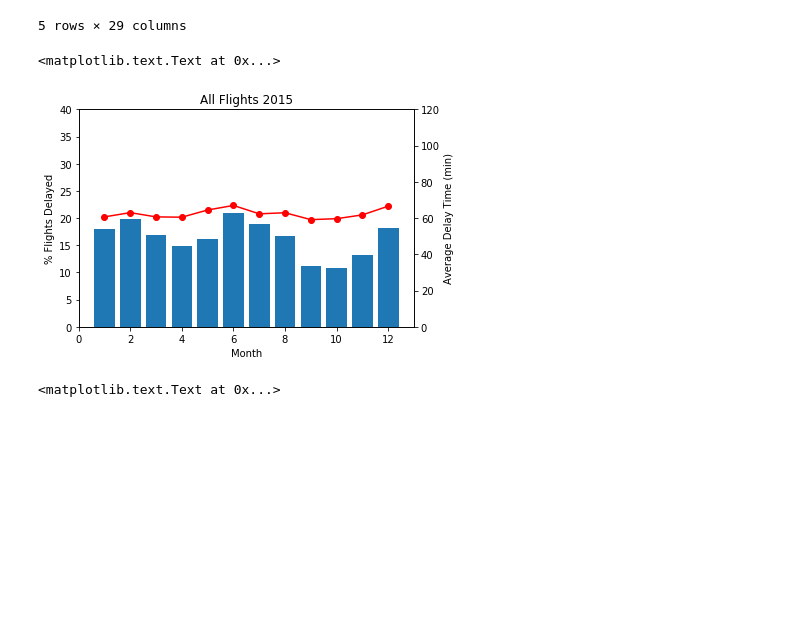
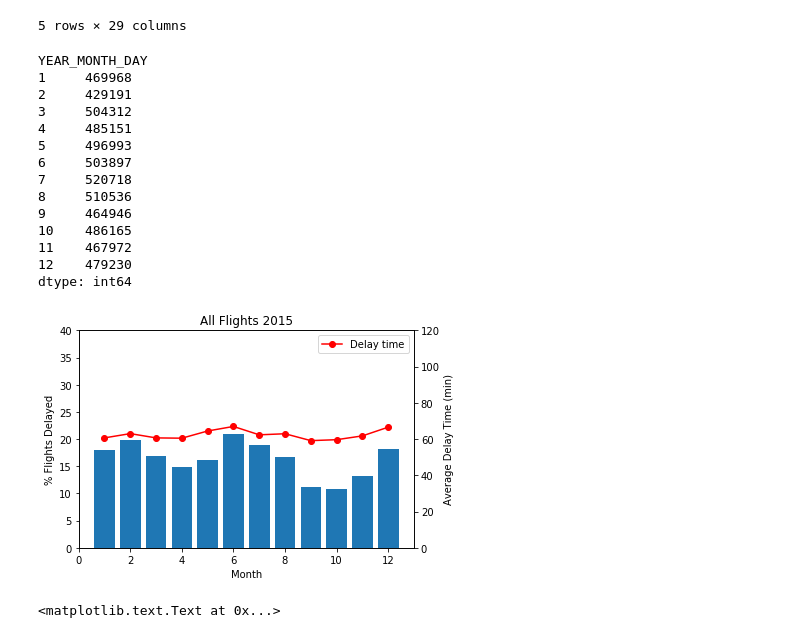
Before and after one commit to claireramming/Capstone_1_Flight_Delays, a Jupyter notebook: Capstone 1 - Flight Delays - Data Storytelling.ipynb, the cells around one changed output. Saved outputs shown, nothing was run; the diff lists cells and outputs as text; code cells hidden in the pictures; blank space fills up the shorter version.

```diff
--- a/Capstone 1 - Flight Delays - Data Storytelling.ipynb
+++ b/Capstone 1 - Flight Delays - Data Storytelling.ipynb
@@ -32,30 +32,45 @@ flights_clean.head()
 # %%
 #Question 1: How often are flights delayed, and does time of year play a factor?
 
 delay_all_ave = flights_clean[(flights_clean.DEPARTURE_DELAY > 0) & (flights_clean.ARRIVAL_DELAY >= 15)].ARRIVAL_DELAY.groupby(flights_clean.YEAR_MONTH_DAY.dt.month).mean()
 delay_all = flights_clean[(flights_clean.DEPARTURE_DELAY > 0) & (flights_clean.ARRIVAL_DELAY >= 15)].groupby(flights_clean.YEAR_MONTH_DAY.dt.month).size() / flights_clean.groupby(flights_clean.YEAR_MONTH_DAY.dt.month).size() * 100
 
 x = delay_all.index
 y1 = delay_all.values
 y2 = delay_all_ave.values
 
 fig, ax1=plt.subplots()
 ax2=ax1.twinx()
 def bldelay(ax1, ax2, x, y1, y2, ylim1, title):
     ax1.bar(x, y1)
-    ax2.plot(x, y2, marker = 'o', color='r')
+    ax2.plot(x, y2, marker = 'o', color='r', label='Delay time')
     ax1.set_title(title)
     ax1.set_ylim(0,ylim1)
     ax2.set_ylim(0,120)
     ax1.set_xlabel('Month')
+    ax2.legend(loc='upper right')
 
 title = 'All Flights 2015'
 ylim1=40
-
 bldelay(ax1, ax2, x, y1, y2, ylim1, title)
 
 ax1.set_ylabel('% Flights Delayed')
 ax2.set_ylabel('Average Delay Time (min)')
+
+flights_clean.groupby(flights_clean.YEAR_MONTH_DAY.dt.month).size()
 # %% [output]
-<matplotlib.text.Text at 0x...>
+YEAR_MONTH_DAY
+1     469968
+2     429191
+3     504312
+4     485151
+5     496993
+6     503897
+7     520718
+8     510536
+9     464946
+10    486165
+11    467972
+12    479230
+dtype: int64
-[figure, old version]
+[figure, new version]
```
Also changed, not shown: parts of 8 cells of this notebook.
